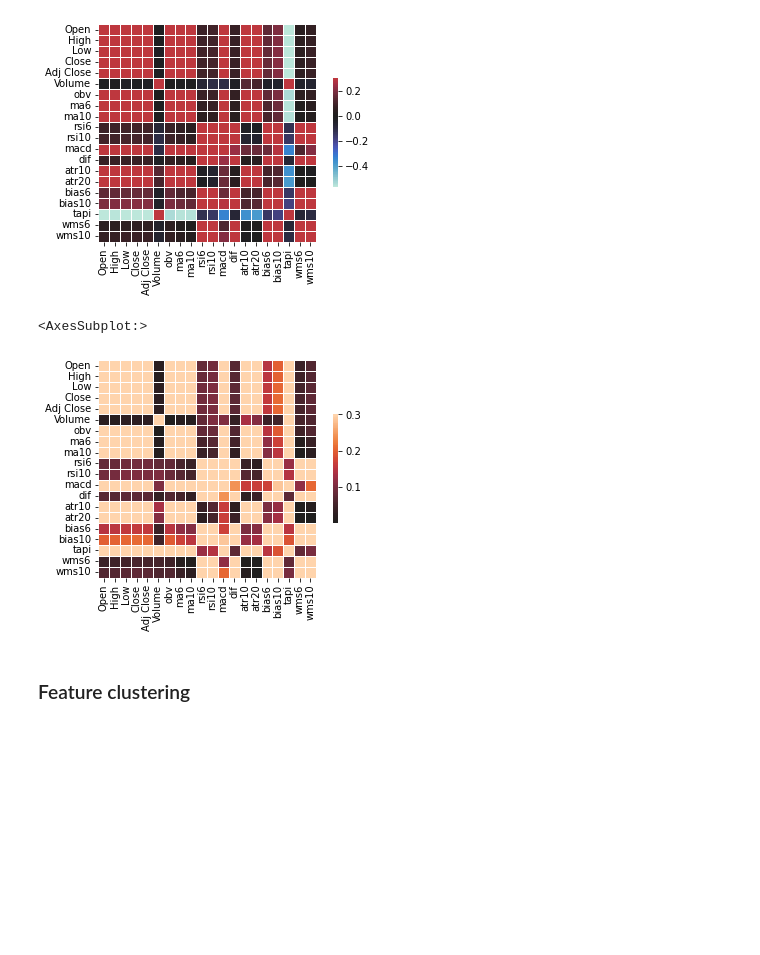
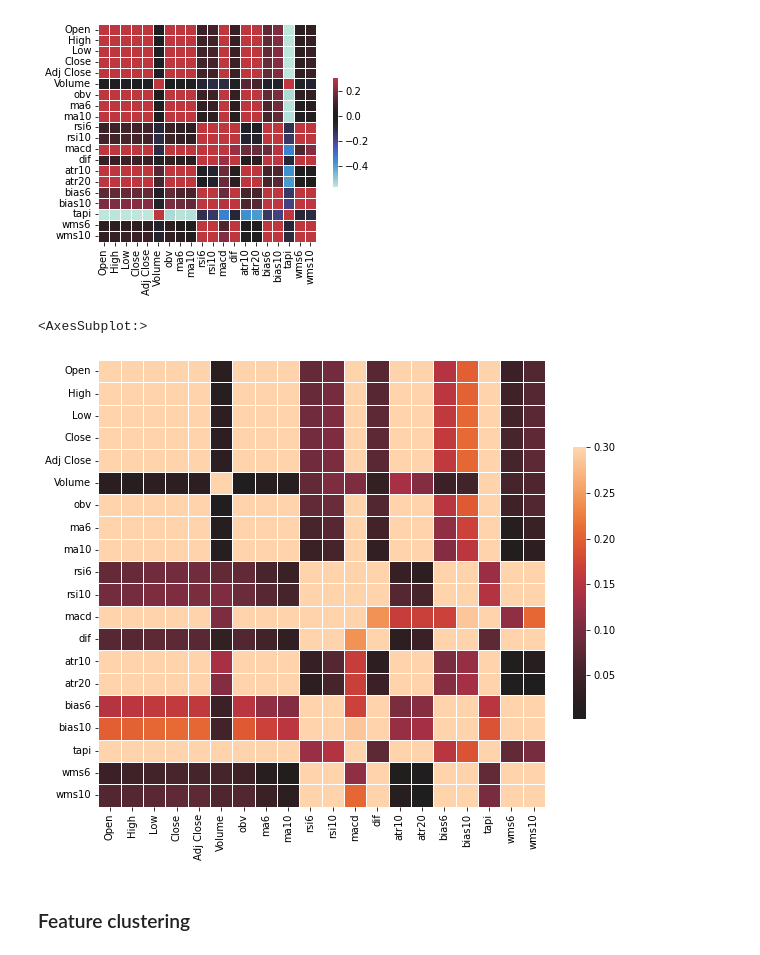
Before and after one commit to FeTaka/PDENG_data_mining_2_2021, a Jupyter notebook: Data Analysis/FeatureRanking.ipynb, the cells around one changed output. Saved outputs shown, nothing was run; the diff lists cells and outputs as text; code cells hidden in the pictures; blank space fills up the shorter version.

```diff
--- a/Data Analysis/FeatureRanking.ipynb
+++ b/Data Analysis/FeatureRanking.ipynb
@@ -135,11 +135,15 @@ sns.heatmap(corr_matrix, vmax=.3, center=0,
 # %%
 abs_corr_matrix = np.abs(corr_matrix)
 # %%
+import matplotlib.pyplot as plt
+
+fig, ax = plt.subplots(figsize=(10,10))
+
 sns.heatmap(abs_corr_matrix, vmax=.3, center=0,
             square=True, linewidths=.5, cbar_kws={"shrink": .5})
 # %% [output]
 <AxesSubplot:>
-[figure, old version]
+[figure, new version]
 # %% [markdown]
 ### Feature clustering
 # %%
```
Also changed, not shown: parts of 1 cell of this notebook.
